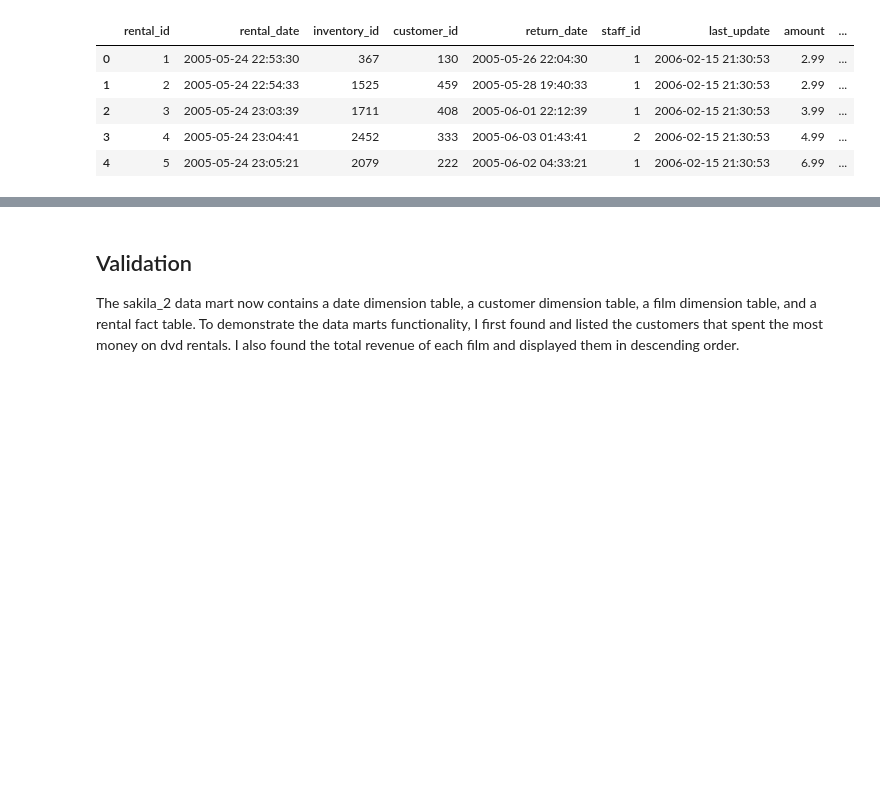
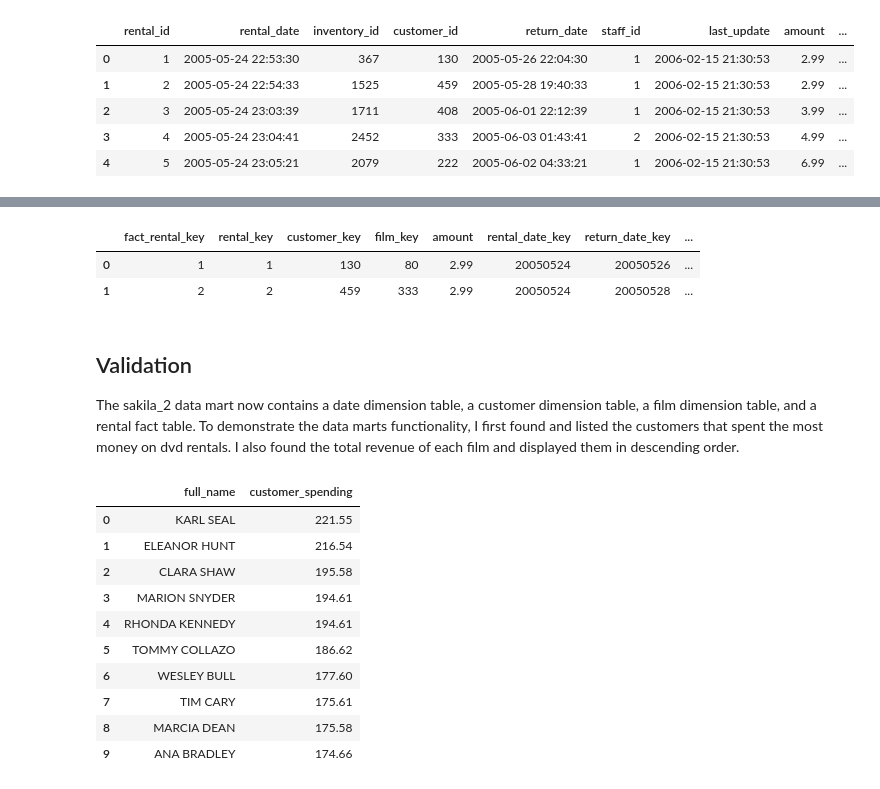
Before and after one commit to ran5tcw/DS-2002, a Jupyter notebook: midterm-project/midterm.ipynb, the cells around one changed output, grey strips where cells are left out. Drawn from its saved outputs; the diff is of its cells as text; code cells hidden in the pictures; blank space fills up the shorter version.

```diff
--- a/midterm-project/midterm.ipynb
+++ b/midterm-project/midterm.ipynb
@@ -307,25 +311,50 @@ df_dim_date.head()
 #show new fact rental table updated to have dimensions
 sql_rental = "SELECT * FROM sakila_2.fact_rental;"
 df_fact_rental = get_sql_dataframe(mysql_uid, mysql_pwd, host_name, dst_dbname, sql_rental)
-df_fact_rental.head()
+#final change to column order
+df_fact_rental=df_fact_rental[['fact_rental_key','rental_key','customer_key', 'film_key','amount','rental_date_key','return_date_key','payment_date_key','last_update_key']]
+
+dataframe = df_fact_rental
+table_name = 'fact_rental'
+primary_key = 'fact_rental_key'
+db_operation = "insert"
+
+set_dataframe(mysql_uid, mysql_pwd, host_name, dst_dbname, dataframe, table_name, primary_key, db_operation)
+df_fact_rental.head(2)
+# %% [output]
+|  | fact_rental_key | rental_key | customer_key | film_key | amount | rental_date_key | return_date_key | ... |
+| 0 | 1 | 1 | 130 | 80 | 2.99 | 20050524 | 20050526 | ... |
+| 1 | 2 | 2 | 459 | 333 | 2.99 | 20050524 | 20050528 | ... |
 # %% [markdown]
 ## Validation
 The sakila_2 data mart now contains a date dimension table, a customer dimension table, a film dimension table, and a rental fact table. To demonstrate the data marts functionality, I first found and listed the customers that spent the most money on dvd rentals. I also found the total revenue of each film and displayed them in descending order.
 # %%
 #tests the customers dimension table and the rental fact table
 sql_test= """
-SELECT customers.first_name
-, customers.last_name
+SELECT CONCAT(customers.first_name, ' '
+, customers.last_name) as full_name
 , SUM(rental.amount) AS customer_spending
 FROM `{0}`.fact_rental AS rental
 INNER JOIN `{0}`.dim_customers AS customers
 ON rental.customer_key = customers.customer_key
-GROUP BY customers.last_name
+GROUP BY full_name
 ORDER BY customer_spending DESC
 LIMIT 10;
 """.format(dst_dbname)
 
-df_test = get_dataframe(user_id,pwd, host_name, src_dbname, sql_test)
+df_test = get_sql_dataframe(user_id,pwd, host_name, src_dbname, sql_test)
 df_test.head(10)
+# %% [output]
+|  | full_name | customer_spending |
+| 0 | KARL SEAL | 221.55 |
+| 1 | ELEANOR HUNT | 216.54 |
+| 2 | CLARA SHAW | 195.58 |
+| 3 | MARION SNYDER | 194.61 |
+| 4 | RHONDA KENNEDY | 194.61 |
+| 5 | TOMMY COLLAZO | 186.62 |
+| 6 | WESLEY BULL | 177.60 |
+| 7 | TIM CARY | 175.61 |
+| 8 | MARCIA DEAN | 175.58 |
+| 9 | ANA BRADLEY | 174.66 |
 # %%
 #tests the film dimension table and the rental fact table
```
Also changed, not shown: parts of 9 cells of this notebook, 3 other files.
